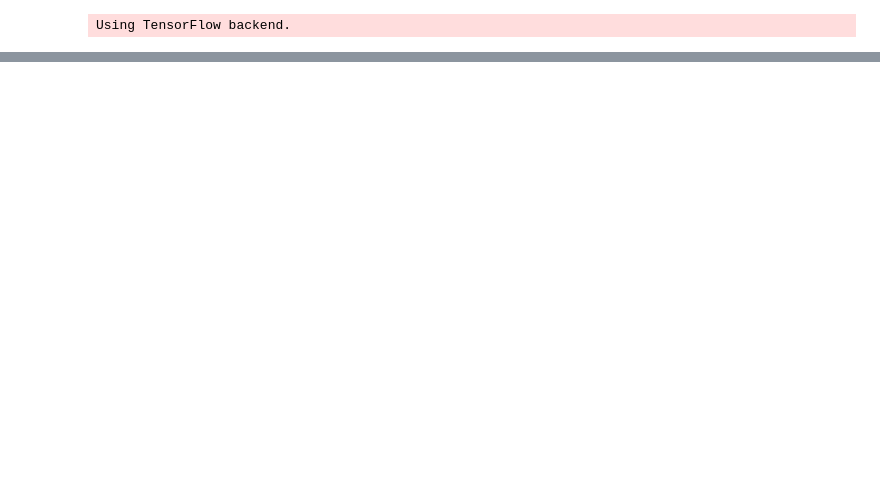
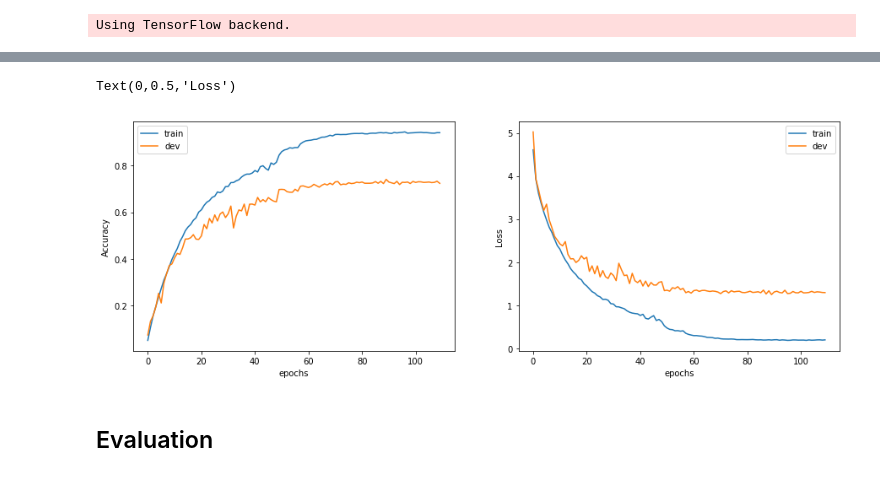
Before and after one commit to ywleung/Pokedex, a Jupyter notebook: PokeDex.ipynb, the cells around one changed output, grey strips where cells are left out. Drawn from its saved outputs; the diff is of its cells as text; code cells hidden in the pictures; blank space fills up the shorter version.

```diff
--- a/PokeDex.ipynb
+++ b/PokeDex.ipynb
@@ -302,0 +27,10 @@ Text(0.5,0,'epoch')
+# %%
+image_list, label_list, num_classes = load_dataset('image', height, width)
+# %%
+X_train, X_dev, y_train, y_dev = train_test_split(np.array(image_list), np.array(label_list),
+                                                  test_size=0.2, stratify=label_list)
+X_dev, X_test, y_dev, y_test = train_test_split(X_dev, y_dev,
+                                                test_size=0.5, stratify=y_dev)
+
+y_train = np_utils.to_categorical(y_train)
+y_dev = np_utils.to_categorical(y_dev)
@@ -302,0 +39,2 @@ Text(0.5,0,'epoch')
+# %%
+model = build_model(height, width, depth, num_classes)
@@ -302,0 +61,3 @@ Text(0.5,0,'epoch')
+# %%
+model, history = train_model(model, epochs, save_path, X_train, y_train,
+                             X_dev, y_dev, data_augmentation=True)
@@ -302,0 +82,18 @@ Text(0.5,0,'epoch')
+# %%
+f, ax = plt.subplots(ncols=2, figsize=(15, 5))
+ax[0].plot(history.history['acc'], label='train')
+ax[0].plot(history.history['val_acc'], label='dev')
+ax[0].legend()
+ax[0].set_xlabel('epochs')
+ax[0].set_ylabel('Accuracy')
+
+ax[1].plot(history.history['loss'], label='train')
+ax[1].plot(history.history['val_loss'], label='dev')
+ax[1].legend()
+ax[1].set_xlabel('epochs')
+ax[1].set_ylabel('Loss')
+# %% [output]
+Text(0,0.5,'Loss')
+[figure, added]
+# %% [markdown]
+## Evaluation
```
Also changed, not shown: parts of 27 cells of this notebook, 4 other files.
